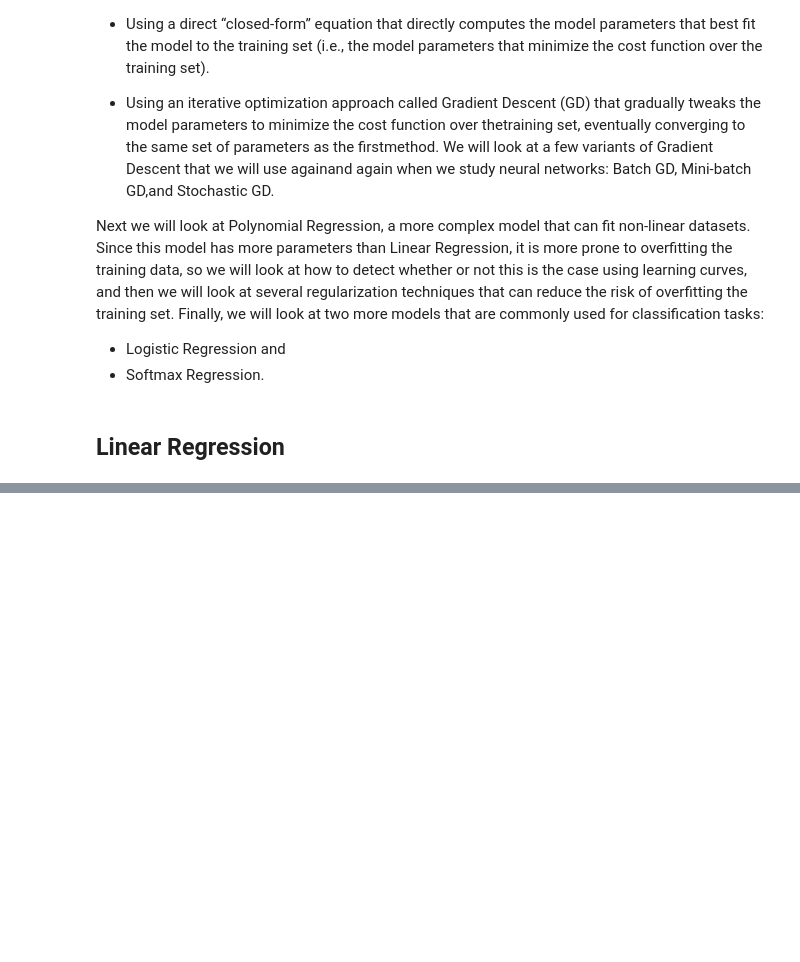
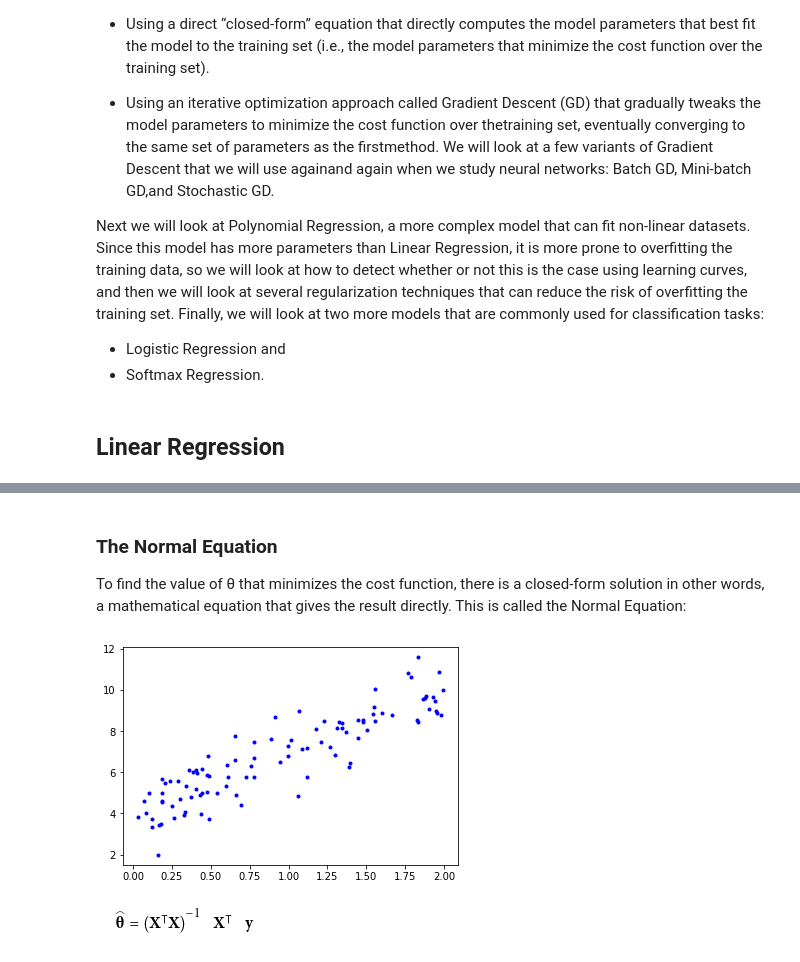
Before and after one commit to whatiskeptiname/HOML-Notes, a Jupyter notebook: Training_Models.ipynb, the cells around one changed output, grey strips where cells are left out. Saved outputs shown, nothing was run; the diff lists cells and outputs as text; code cells hidden in the pictures; blank space fills up the shorter version.

```diff
--- a/Training_Models.ipynb
+++ b/Training_Models.ipynb
@@ -15,0 +30,17 @@ Next we will look at Polynomial Regression, a more complex model that can fit no
+# %% [markdown]
+### The Normal Equation
+
+To find the value of θ that minimizes the cost function, there is a closed-form solution in other words, a mathematical equation that gives the result directly. This is called the Normal Equation:
+# %%
+import numpy as np
+import matplotlib.pyplot as plt
+
+X = 2 * np.random.rand(100, 1)
+y = 4 + 3 * X + np.random.randn(100, 1)
+
+plt.plot(X, y, "b.")
+plt.show()
+# %% [output]
+[figure, added]
+# %% [markdown]
+![image.png](attachment:image.png)
```
Also changed, not shown: parts of 3 cells of this notebook.
